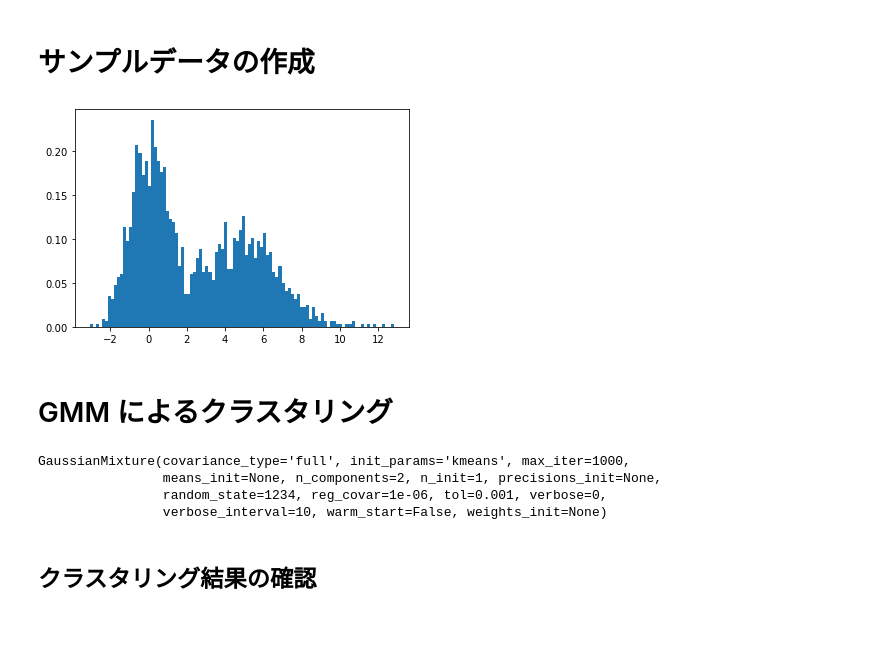
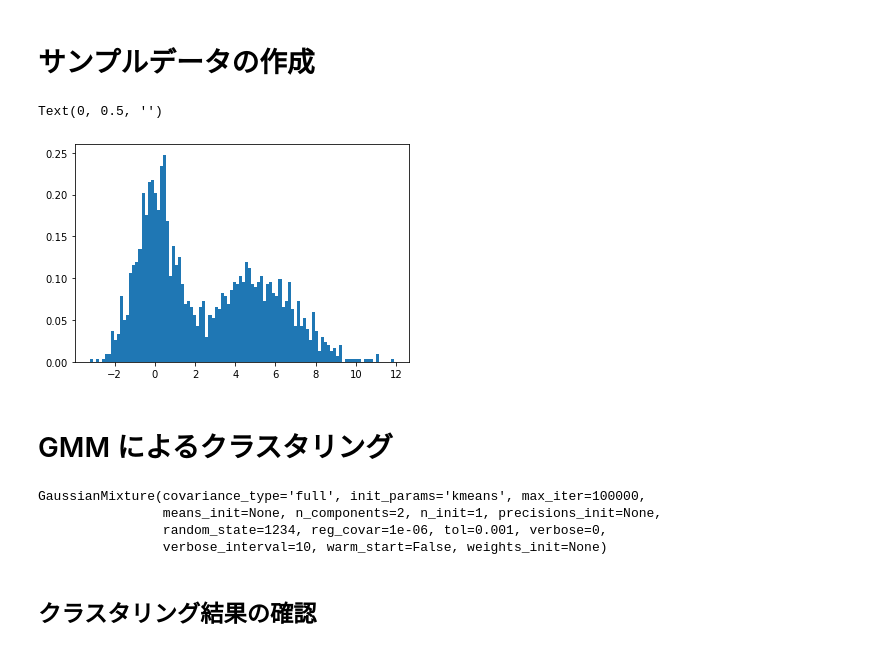
Before and after one commit to Data-Anal-Ojisan/DataAnalOji.hatena.sample, a Jupyter notebook: python_samples/blog_gaussian_mixture.ipynb, the cells around one changed output. Saved outputs shown, nothing was run; the diff lists cells and outputs as text; code cells hidden in the pictures.

```diff
--- a/python_samples/blog_gaussian_mixture.ipynb
+++ b/python_samples/blog_gaussian_mixture.ipynb
@@ -11,22 +11,24 @@ import matplotlib.pyplot as plt
 # %% [markdown]
 # サンプルデータの作成
 # %%
-# ガウス分布の作成
-y1 = np.random.normal(0, 1, 1000)  # 平均0，標準偏差1
-y2 = np.random.normal(5, 2, 1000)  # 平均5，標準偏差2
-y = np.concatenate((y1, y2))  # 混合分布の作成
+# ガウス分布からサンプルデータを作成
+x1 = np.random.normal(0, 1, 1000)  # 平均0，標準偏差1
+x2 = np.random.normal(5, 2, 1000)  # 平均5，標準偏差2
+x = np.concatenate((x1, x2))  # 混合分布の作成
 
 # 混合分布の描画
-plt.hist(y, density=True, bins=100);
+plt.hist(x, density=True, bins=100);
+plt.ylabel('')
 # %% [output]
+Text(0, 0.5, '')
-[figure, old version]
+[figure, new version]
 # %% [markdown]
 # GMM によるクラスタリング
 # %%
-gmm = GMM(n_components=2, max_iter=1000, random_state=1234)
-gmm.fit(y.reshape(-1,1))
+gmm = GMM(n_components=2, max_iter=100000, random_state=1234) # インスタンスを生成
+gmm.fit(x.reshape(-1,1)) # sklearnの入力形状合わせて入力・学習
 # %% [output]
-GaussianMixture(covariance_type='full', init_params='kmeans', max_iter=1000,
+GaussianMixture(covariance_type='full', init_params='kmeans', max_iter=100000,
                 means_init=None, n_components=2, n_init=1, precisions_init=None,
                 random_state=1234, reg_covar=1e-06, tol=0.001, verbose=0,
                 verbose_interval=10, warm_start=False, weights_init=None)
```
Also changed, not shown: parts of 6 cells of this notebook.
